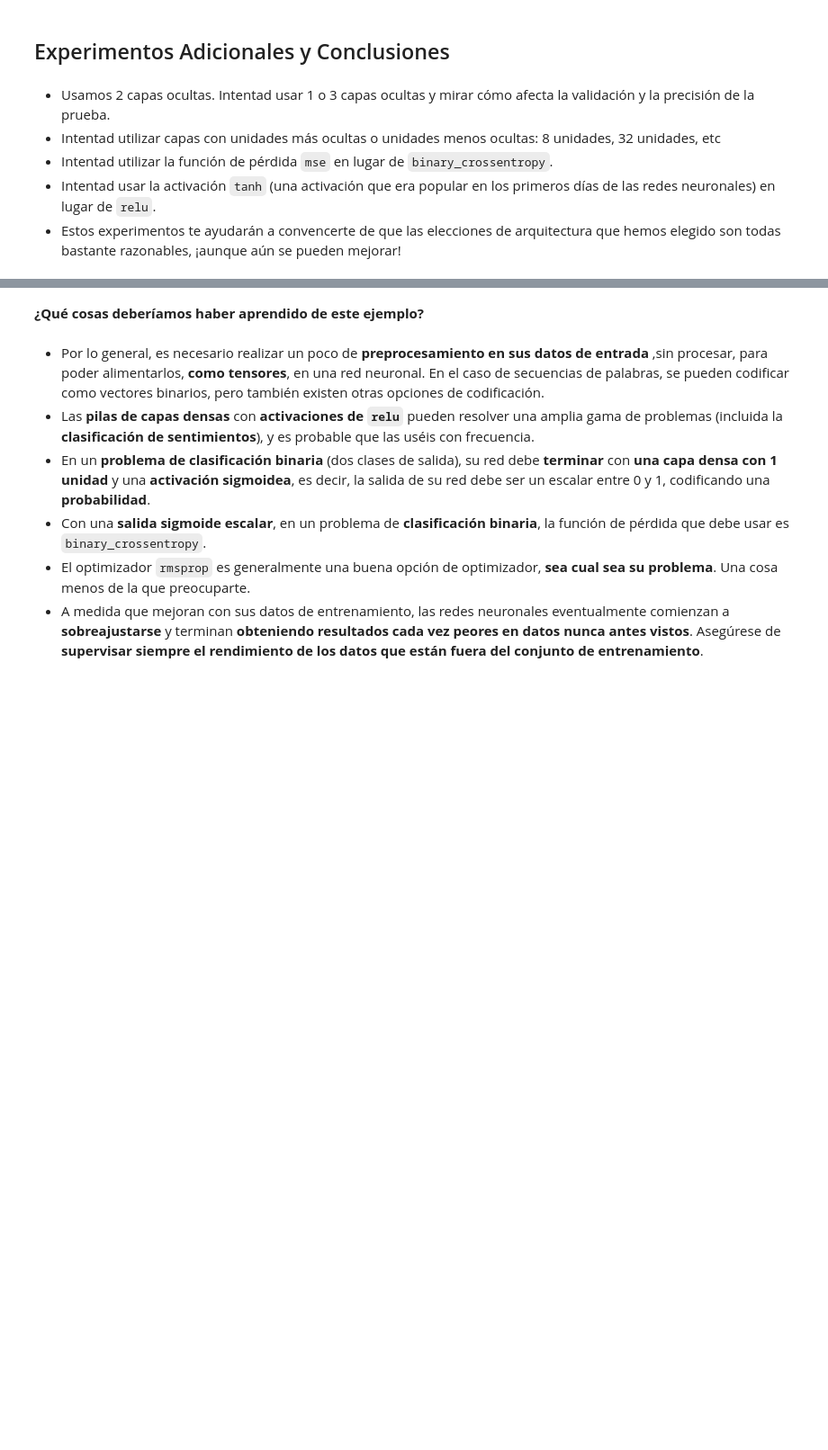
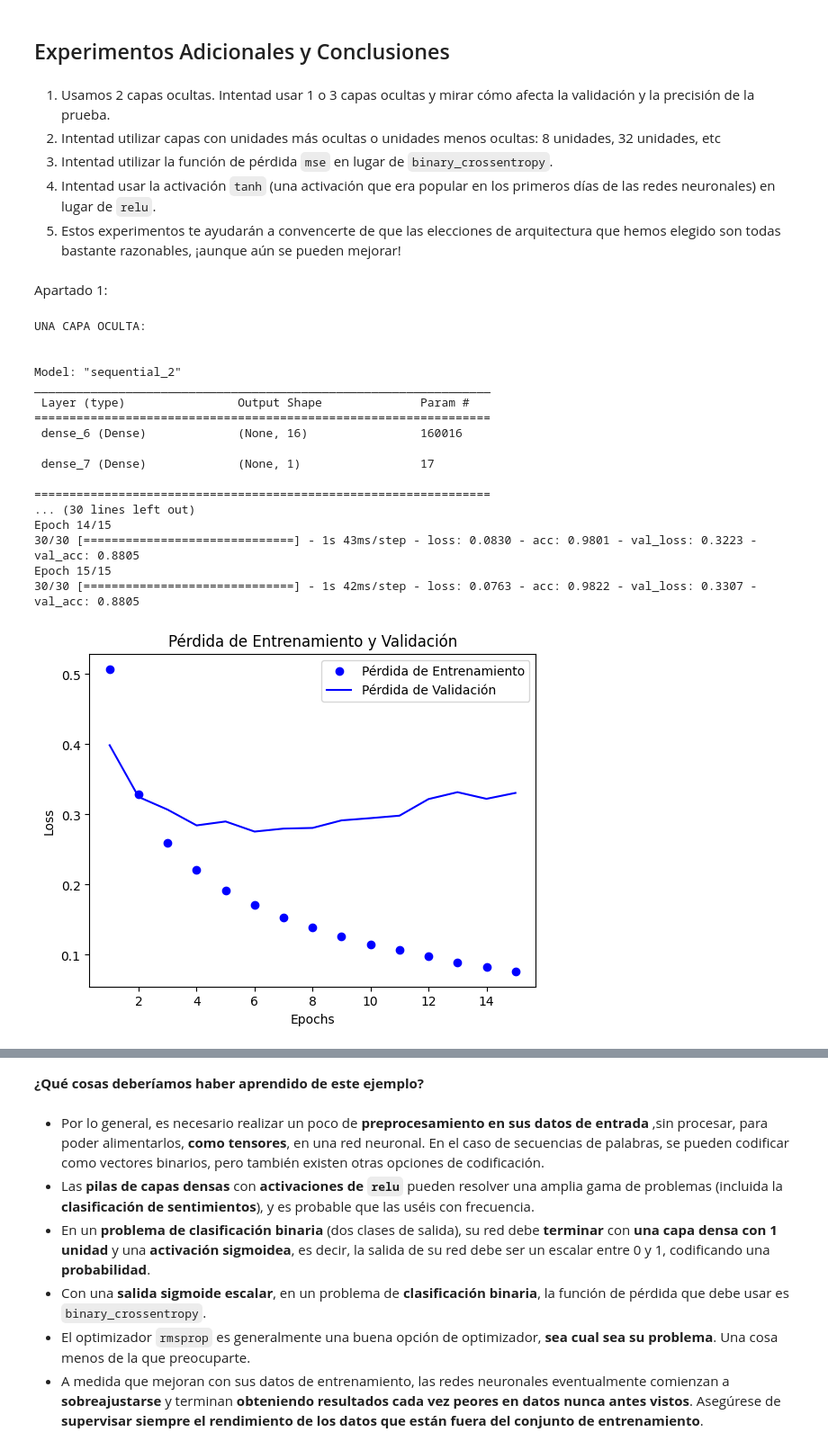
Before and after one commit to 9105507/APRENDIZAJE_AUTOMATICO_23_24, a Jupyter notebook: TEMA 1/3_1_Clasificacion_binaria_criticas_peliculas.ipynb, the cells around one changed output, grey strips where cells are left out. Shown at 90% size. Cells and saved outputs as stored; diff of their text form; code cells hidden in the pictures; blank space fills up the shorter version.

```diff
--- a/TEMA 1/3_1_Clasificacion_binaria_criticas_peliculas.ipynb
+++ b/TEMA 1/3_1_Clasificacion_binaria_criticas_peliculas.ipynb
@@ -349,8 +346,78 @@ Precisión con los datos de test: 0.8873999714851379
 # %% [markdown]
 ## Experimentos Adicionales y Conclusiones
 # %% [markdown]
-* Usamos 2 capas ocultas. Intentad usar 1 o 3 capas ocultas y mirar cómo afecta la validación y la precisión de la prueba.
-* Intentad utilizar capas con unidades más ocultas o unidades menos ocultas: 8 unidades, 32 unidades, etc
-* Intentad utilizar la función de pérdida ``mse`` en lugar de ``binary_crossentropy``.
-* Intentad usar la activación ``tanh`` (una activación que era popular en los primeros días de las redes neuronales) en lugar de ``relu``.
-* Estos experimentos te ayudarán a convencerte de que las elecciones de arquitectura que hemos elegido son todas bastante razonables, ¡aunque aún se pueden mejorar!
+1. Usamos 2 capas ocultas. Intentad usar 1 o 3 capas ocultas y mirar cómo afecta la validación y la precisión de la prueba.
+2. Intentad utilizar capas con unidades más ocultas o unidades menos ocultas: 8 unidades, 32 unidades, etc
+3. Intentad utilizar la función de pérdida ``mse`` en lugar de ``binary_crossentropy``.
+4. Intentad usar la activación ``tanh`` (una activación que era popular en los primeros días de las redes neuronales) en lugar de ``relu``.
+5. Estos experimentos te ayudarán a convencerte de que las elecciones de arquitectura que hemos elegido son todas bastante razonables, ¡aunque aún se pueden mejorar!
+# %% [markdown]
+Apartado 1:
+# %%
+# ESTO SERÍAN UNA CAPA INTERMEDIA:
+print("UNA CAPA OCULTA:\n\n")
+model = models.Sequential()
+# Entrada, un tensor con la crítica vectorizada (10000 valores)
+model.add(layers.Dense(16, activation='relu', input_shape=(10000,)))
+model.add(layers.Dense(1, activation='sigmoid'))
+model.summary()
+model.compile(optimizer='rmsprop',
+              loss='binary_crossentropy',
+              metrics=['acc'])
+
+history = model.fit(partial_x_train,
+                    partial_y_train,
+                    epochs=15,
+                    batch_size=512,
+                    validation_data=(x_val, y_val))
+history_dict = history.history
+history_dict.keys()
+
+acc = history.history['acc']
+val_acc = history.history['val_acc']
+loss = history.history['loss']
+val_loss = history.history['val_loss']
+
+epochs = range(1, len(acc) + 1)
+
+# "bo" es para "punto azun"
+plt.plot(epochs, loss, 'bo', label='Pérdida de Entrenamiento')
+# "b" es para "linea continua azul"
+plt.plot(epochs, val_loss, 'b', label='Pérdida de Validación')
+plt.title('Pérdida de Entrenamiento y Validación')
+plt.xlabel('Epochs')
+plt.ylabel('Loss')
+plt.legend()
+
+plt.show()
+plt.clf()   # Limpia la figura
+acc_values = history_dict['acc']
+val_acc_values = history_dict['val_acc']
+
+plt.plot(epochs, acc, 'bo', label='Precisión de Entrenamiento')
+plt.plot(epochs, val_acc, 'b', label='Precisión de Validación')
+plt.title('Precisión de Entrenamiento y Valización')
+plt.xlabel('Epochs')
+plt.ylabel('Loss')
+plt.legend()
+
+plt.show()
+# %% [output]
+UNA CAPA OCULTA:
+
+
+Model: "sequential_2"
+_________________________________________________________________
+ Layer (type)                Output Shape              Param #
+=================================================================
+ dense_6 (Dense)             (None, 16)                160016
+
+ dense_7 (Dense)             (None, 1)                 17
+
+=================================================================
+... (30 lines left out)
+Epoch 14/15
+30/30 [==============================] - 1s 43ms/step - loss: 0.0830 - acc: 0.9801 - val_loss: 0.3223 - val_acc: 0.8805
+Epoch 15/15
+30/30 [==============================] - 1s 42ms/step - loss: 0.0763 - acc: 0.9822 - val_loss: 0.3307 - val_acc: 0.8805
+[figure, added]
```
Also changed, not shown: parts of 20 cells of this notebook.
